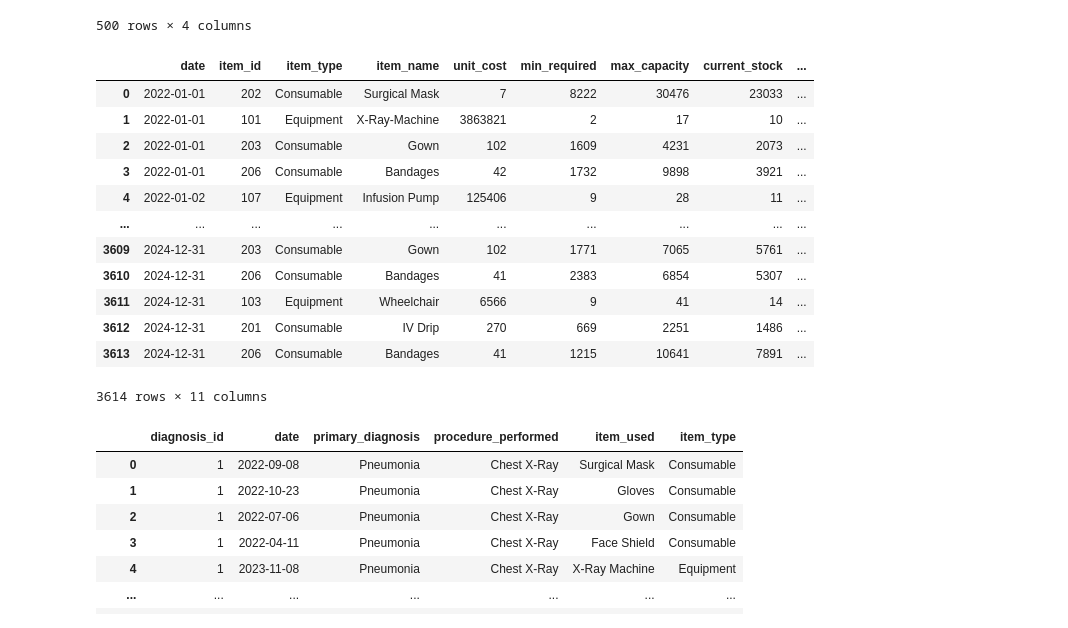
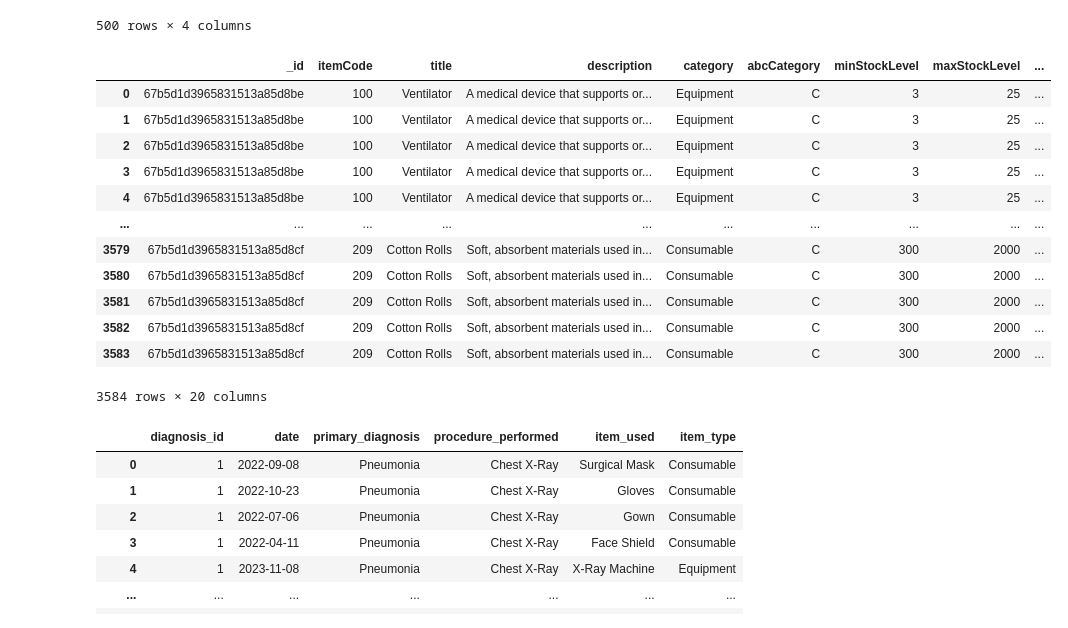
Before and after one commit to KubangPawis/hospital-inventory-demand-forecasting, a Jupyter notebook: hospital_inventory_eda.ipynb, the cells around one changed output. Drawn from its saved outputs; the diff is of its cells as text; code cells hidden in the pictures.

```diff
--- a/hospital_inventory_eda.ipynb
+++ b/hospital_inventory_eda.ipynb
@@ -26,22 +30,25 @@ financial_df
 | 499 | 2026-02-12 | Supplies | 31518.61 | Surgical masks |
 500 rows × 4 columns
 # %%
-inventory_df = pd.read_csv('./data/inventory_data_v2.csv')
+inventory_df = pd.read_json('./data/exported_listings.json')
+stock_df = pd.read_json('./data/stock_listing_v1_1.json')
+inventory_df = inventory_df.merge(stock_df, on='_id')
+
 inventory_df
 # %% [output]
-|  | date | item_id | item_type | item_name | unit_cost | min_required | max_capacity | current_stock | ... |
-| 0 | 2022-01-01 | 202 | Consumable | Surgical Mask | 7 | 8222 | 30476 | 23033 | ... |
-| 1 | 2022-01-01 | 101 | Equipment | X-Ray-Machine | 3863821 | 2 | 17 | 10 | ... |
-| 2 | 2022-01-01 | 203 | Consumable | Gown | 102 | 1609 | 4231 | 2073 | ... |
-| 3 | 2022-01-01 | 206 | Consumable | Bandages | 42 | 1732 | 9898 | 3921 | ... |
-| 4 | 2022-01-02 | 107 | Equipment | Infusion Pump | 125406 | 9 | 28 | 11 | ... |
+|  | _id | itemCode | title | description | category | abcCategory | minStockLevel | maxStockLevel | ... |
+| 0 | 67b5d1d3965831513a85d8be | 100 | Ventilator | A medical device that supports or... | Equipment | C | 3 | 25 | ... |
+| 1 | 67b5d1d3965831513a85d8be | 100 | Ventilator | A medical device that supports or... | Equipment | C | 3 | 25 | ... |
+| 2 | 67b5d1d3965831513a85d8be | 100 | Ventilator | A medical device that supports or... | Equipment | C | 3 | 25 | ... |
+| 3 | 67b5d1d3965831513a85d8be | 100 | Ventilator | A medical device that supports or... | Equipment | C | 3 | 25 | ... |
+| 4 | 67b5d1d3965831513a85d8be | 100 | Ventilator | A medical device that supports or... | Equipment | C | 3 | 25 | ... |
 | ... | ... | ... | ... | ... | ... | ... | ... | ... | ... |
-| 3609 | 2024-12-31 | 203 | Consumable | Gown | 102 | 1771 | 7065 | 5761 | ... |
-| 3610 | 2024-12-31 | 206 | Consumable | Bandages | 41 | 2383 | 6854 | 5307 | ... |
-| 3611 | 2024-12-31 | 103 | Equipment | Wheelchair | 6566 | 9 | 41 | 14 | ... |
-| 3612 | 2024-12-31 | 201 | Consumable | IV Drip | 270 | 669 | 2251 | 1486 | ... |
-| 3613 | 2024-12-31 | 206 | Consumable | Bandages | 41 | 1215 | 10641 | 7891 | ... |
+| 3579 | 67b5d1d3965831513a85d8cf | 209 | Cotton Rolls | Soft, absorbent materials used in... | Consumable | C | 300 | 2000 | ... |
+| 3580 | 67b5d1d3965831513a85d8cf | 209 | Cotton Rolls | Soft, absorbent materials used in... | Consumable | C | 300 | 2000 | ... |
+| 3581 | 67b5d1d3965831513a85d8cf | 209 | Cotton Rolls | Soft, absorbent materials used in... | Consumable | C | 300 | 2000 | ... |
+| 3582 | 67b5d1d3965831513a85d8cf | 209 | Cotton Rolls | Soft, absorbent materials used in... | Consumable | C | 300 | 2000 | ... |
+| 3583 | 67b5d1d3965831513a85d8cf | 209 | Cotton Rolls | Soft, absorbent materials used in... | Consumable | C | 300 | 2000 | ... |
-3614 rows × 11 columns
+3584 rows × 20 columns
 # %%
 patient_df = pd.read_csv('./data/patient_data_v2.csv')
 patient_df
```
Also changed, not shown: parts of 19 cells of this notebook, 5 other files.
